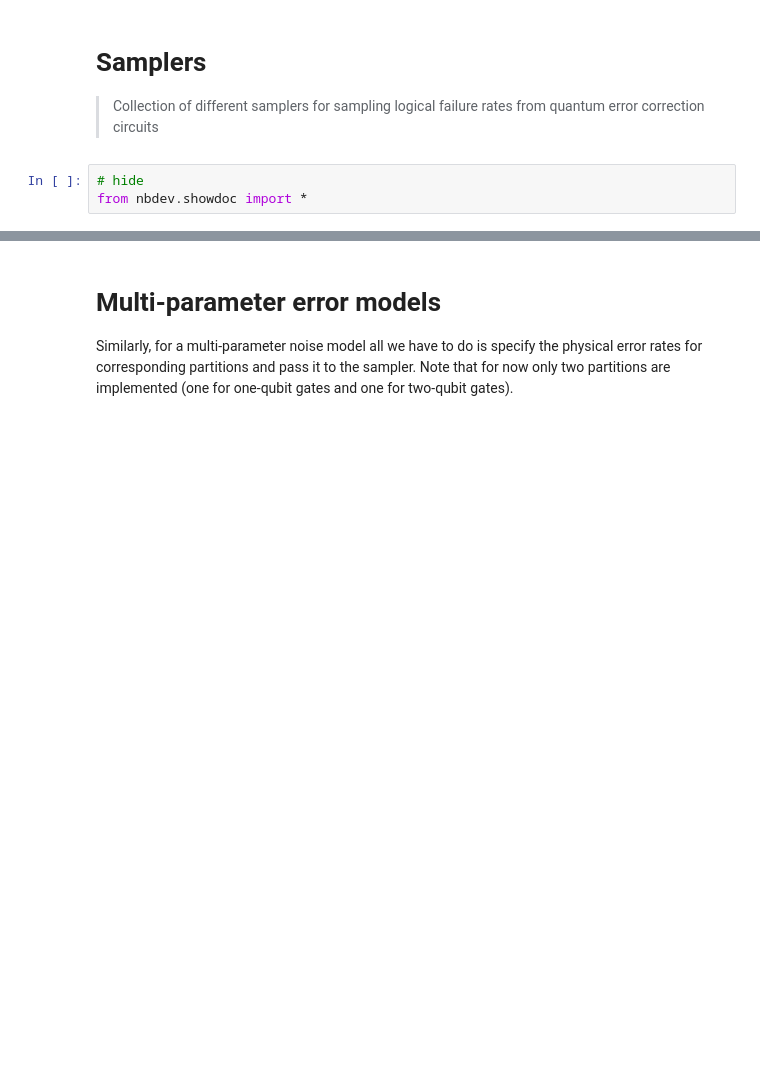
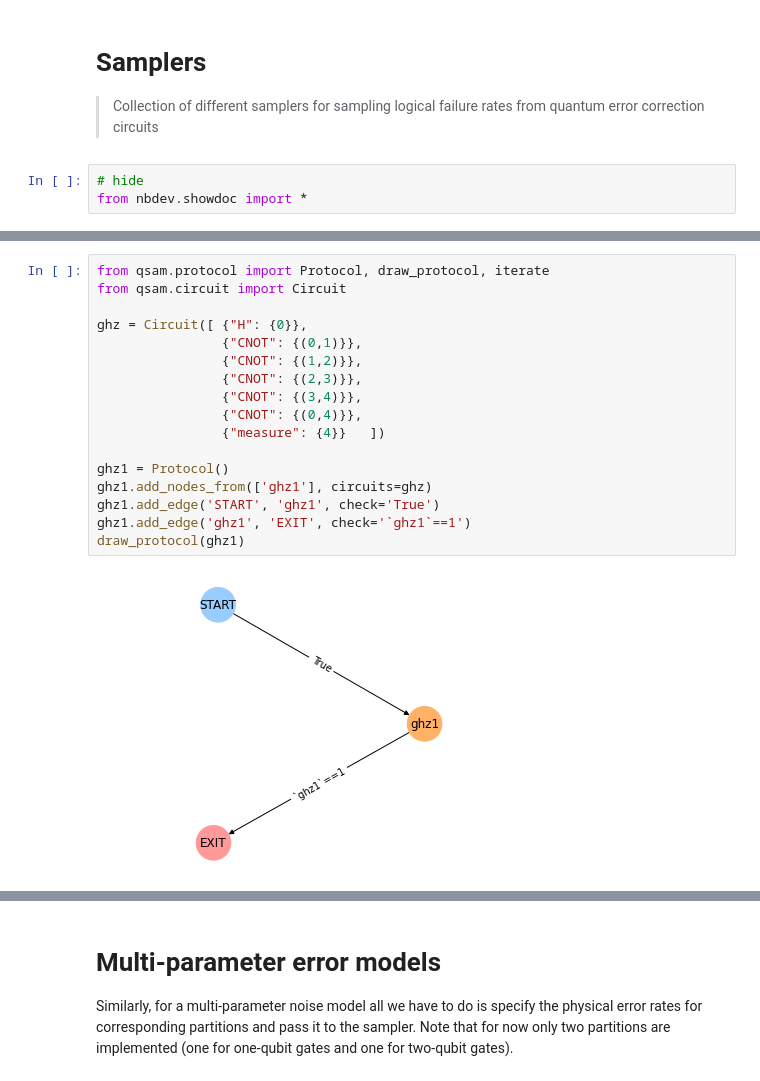
Before and after one commit to dpwinter/qsample, a Jupyter notebook: 05_samplers.ipynb, the cells around one changed output, grey strips where cells are left out. Cells and saved outputs as stored; diff of their text form; blank space fills up the shorter version.

```diff
--- a/05_samplers.ipynb
+++ b/05_samplers.ipynb
@@ -90,0 +69,19 @@ def ERV_select(counts, fail_counts, Aw=1, var=math.Wilson_var, *args, **kwargs):
+# %%
+from qsam.protocol import Protocol, draw_protocol, iterate
+from qsam.circuit import Circuit
+
+ghz = Circuit([ {"H": {0}},
+                {"CNOT": {(0,1)}},
+                {"CNOT": {(1,2)}},
+                {"CNOT": {(2,3)}},
+                {"CNOT": {(3,4)}},
+                {"CNOT": {(0,4)}},
+                {"measure": {4}}   ])
+
+ghz1 = Protocol()
+ghz1.add_nodes_from(['ghz1'], circuits=ghz)
+ghz1.add_edge('START', 'ghz1', check='True')
+ghz1.add_edge('ghz1', 'EXIT', check='`ghz1`==1')
+draw_protocol(ghz1)
+# %% [output]
+[figure, added]
```
Also changed, not shown: parts of 36 cells of this notebook, 21 other files.
